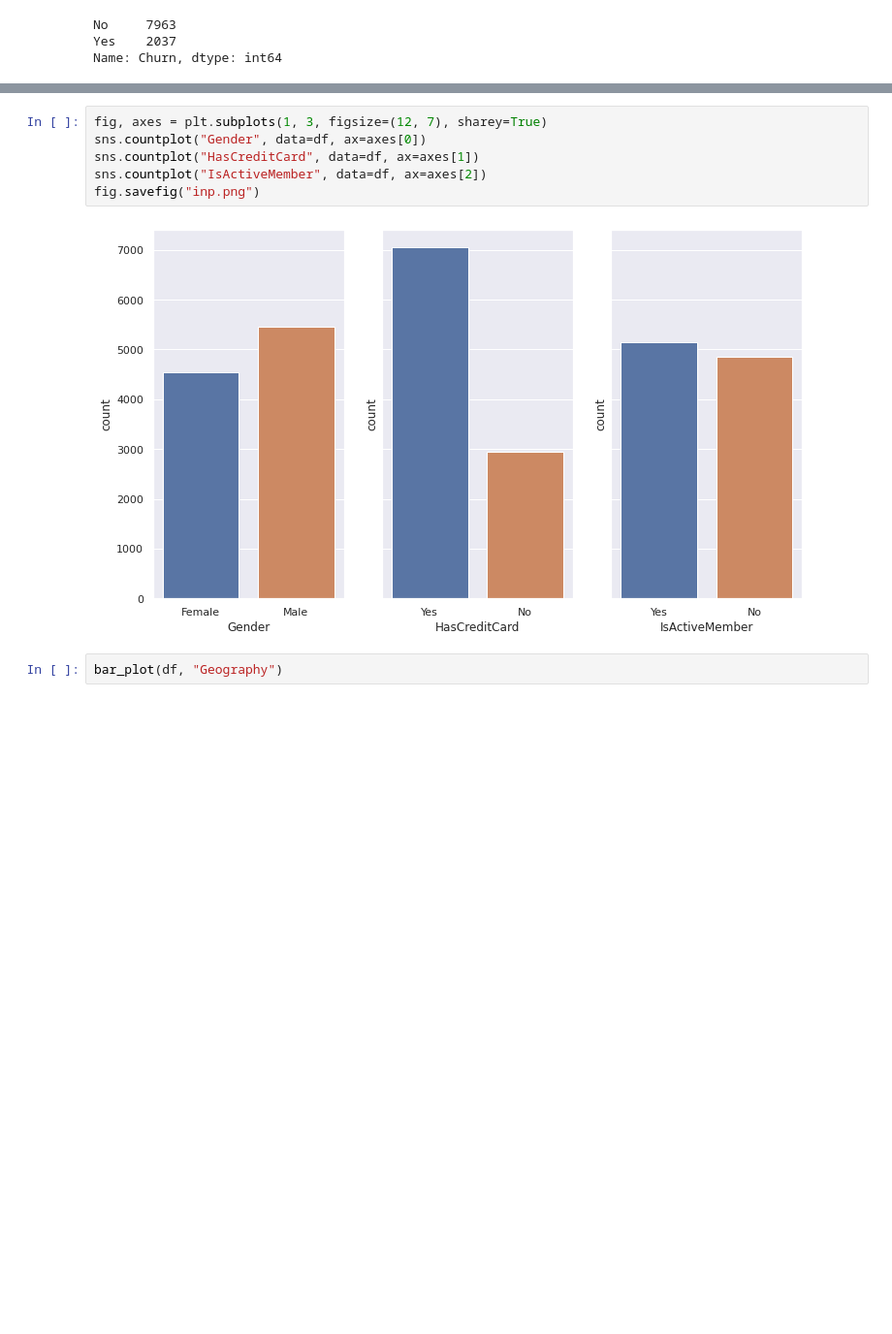
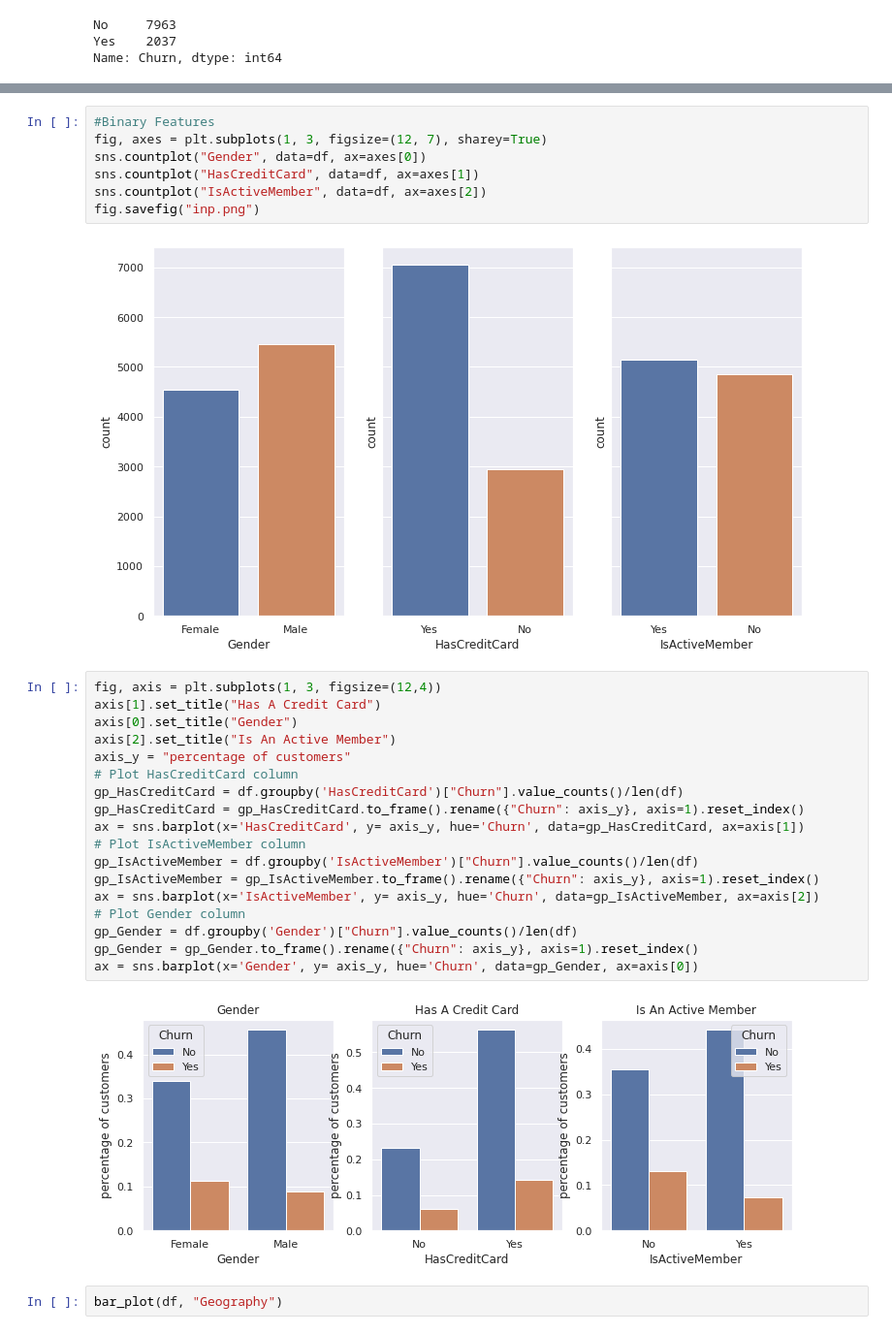
Before and after one commit to HoudaELB/Churn-Prediction-with-ML, a Jupyter notebook: Churn_Prediction.ipynb, the cells around one changed output, grey strips where cells are left out. Shown: that part at 97% size. Drawn from its saved outputs; the diff is of its cells as text; blank space fills up the shorter version.

Commit message:
Explanatory data analysis

```diff
--- a/Churn_Prediction.ipynb
+++ b/Churn_Prediction.ipynb
@@ -171,6 +166,7 @@ kdeplot('EstimatedSalary', hist = False, kde = True)
 [figure]
 [figure]
 # %%
+#Binary Features
 fig, axes = plt.subplots(1, 3, figsize=(12, 7), sharey=True)
 sns.countplot("Gender", data=df, ax=axes[0])
 sns.countplot("HasCreditCard", data=df, ax=axes[1])
@@ -178,6 +174,26 @@ sns.countplot("IsActiveMember", data=df, ax=axes[2])
 fig.savefig("inp.png")
 # %% [output]
 [figure]
+# %%
+fig, axis = plt.subplots(1, 3, figsize=(12,4))
+axis[1].set_title("Has A Credit Card")
+axis[0].set_title("Gender")
+axis[2].set_title("Is An Active Member")
+axis_y = "percentage of customers"
+# Plot HasCreditCard column
+gp_HasCreditCard = df.groupby('HasCreditCard')["Churn"].value_counts()/len(df)
+gp_HasCreditCard = gp_HasCreditCard.to_frame().rename({"Churn": axis_y}, axis=1).reset_index()
+ax = sns.barplot(x='HasCreditCard', y= axis_y, hue='Churn', data=gp_HasCreditCard, ax=axis[1])
+# Plot IsActiveMember column
+gp_IsActiveMember = df.groupby('IsActiveMember')["Churn"].value_counts()/len(df)
+gp_IsActiveMember = gp_IsActiveMember.to_frame().rename({"Churn": axis_y}, axis=1).reset_index()
+ax = sns.barplot(x='IsActiveMember', y= axis_y, hue='Churn', data=gp_IsActiveMember, ax=axis[2])
+# Plot Gender column
+gp_Gender = df.groupby('Gender')["Churn"].value_counts()/len(df)
+gp_Gender = gp_Gender.to_frame().rename({"Churn": axis_y}, axis=1).reset_index()
+ax = sns.barplot(x='Gender', y= axis_y, hue='Churn', data=gp_Gender, ax=axis[0])
+# %% [output]
+[figure, added]
 # %%
 bar_plot(df, "Geography")
 # %% [output]
```
Also changed, not shown: parts of 25 cells of this notebook.
